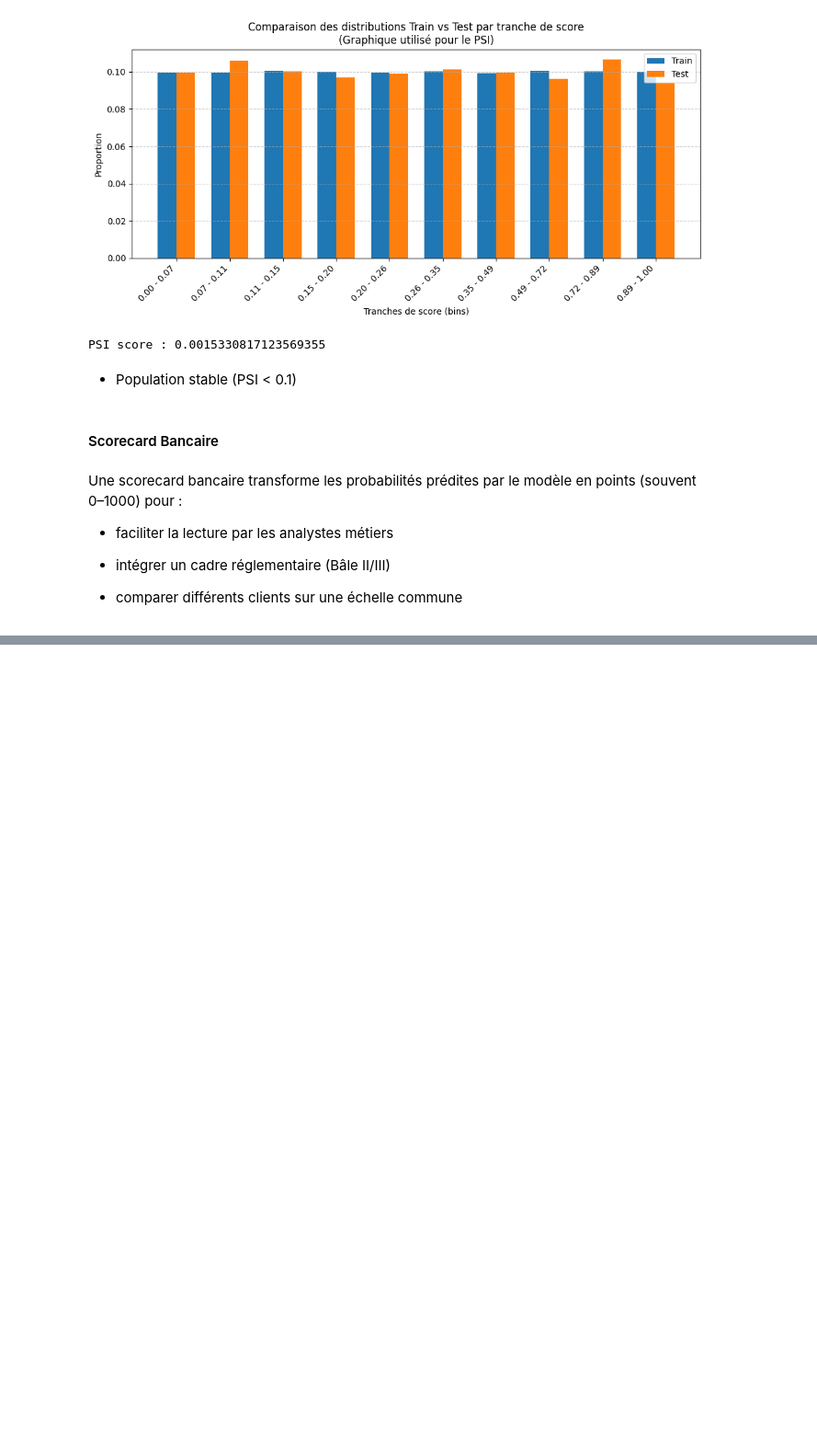
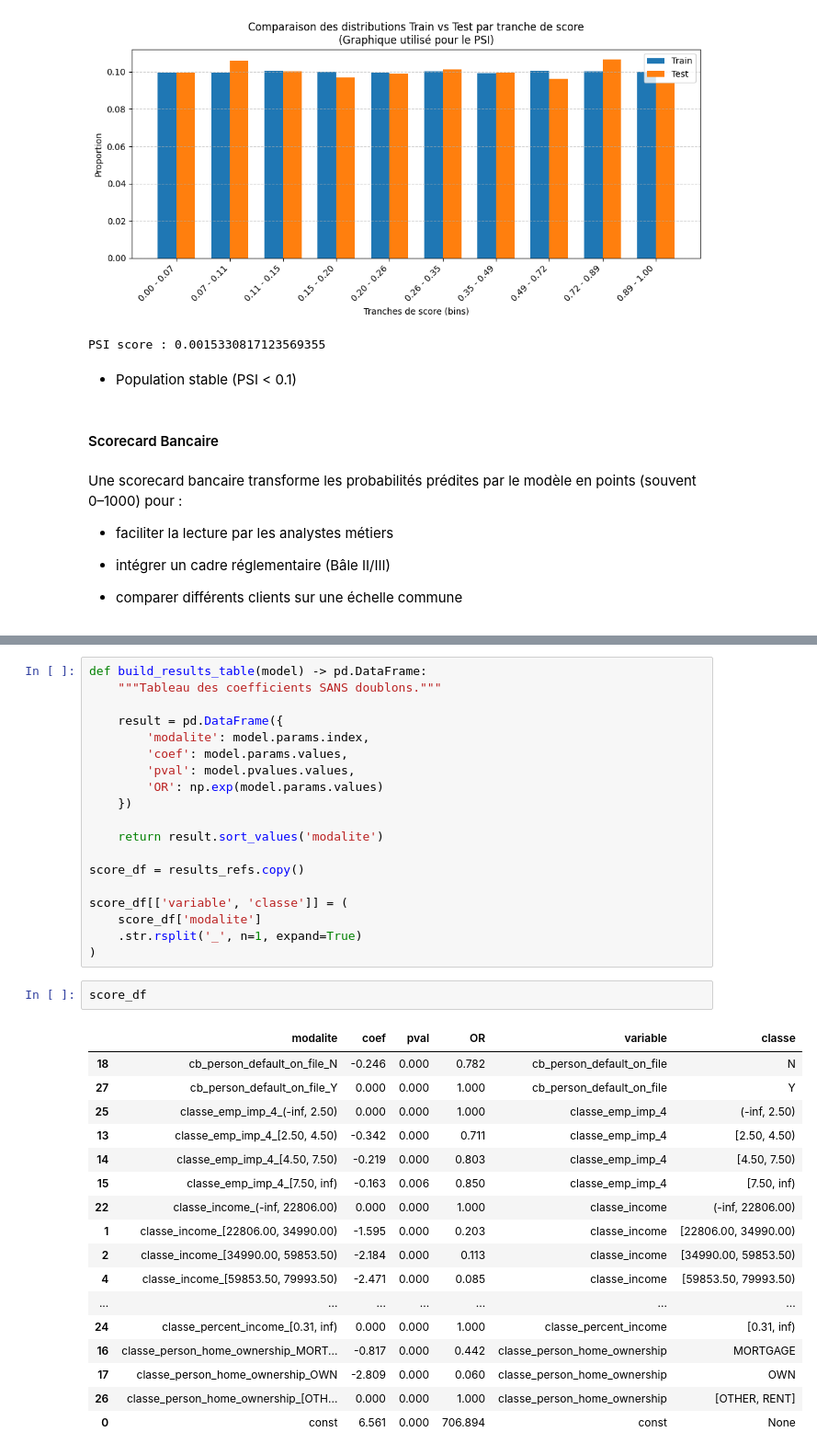
Before and after one commit to jbcheze/Scoring_Project, a Jupyter notebook: notebook/exploration.ipynb, the cells around one changed output, grey strips where cells are left out. Shown at 92% size. Saved outputs shown, nothing was run; the diff lists cells and outputs as text; blank space fills up the shorter version.

```diff
--- a/notebook/exploration.ipynb
+++ b/notebook/exploration.ipynb
@@ -1022,0 +1031,39 @@ Une scorecard bancaire transforme les probabilités prédites par le modèle en
+# %%
+def build_results_table(model) -> pd.DataFrame:
+    """Tableau des coefficients SANS doublons."""
+
+    result = pd.DataFrame({
+        'modalite': model.params.index,
+        'coef': model.params.values,
+        'pval': model.pvalues.values,
+        'OR': np.exp(model.params.values)
+    })
+
+    return result.sort_values('modalite')
+
+score_df = results_refs.copy()
+
+score_df[['variable', 'classe']] = (
+    score_df['modalite']
+    .str.rsplit('_', n=1, expand=True)
+)
+# %%
+score_df
+# %% [output]
+|  | modalite | coef | pval | OR | variable | classe |
+| 18 | cb_person_default_on_file_N | -0.246 | 0.000 | 0.782 | cb_person_default_on_file | N |
+| 27 | cb_person_default_on_file_Y | 0.000 | 0.000 | 1.000 | cb_person_default_on_file | Y |
+| 25 | classe_emp_imp_4_(-inf, 2.50) | 0.000 | 0.000 | 1.000 | classe_emp_imp_4 | (-inf, 2.50) |
+| 13 | classe_emp_imp_4_[2.50, 4.50) | -0.342 | 0.000 | 0.711 | classe_emp_imp_4 | [2.50, 4.50) |
+| 14 | classe_emp_imp_4_[4.50, 7.50) | -0.219 | 0.000 | 0.803 | classe_emp_imp_4 | [4.50, 7.50) |
+| 15 | classe_emp_imp_4_[7.50, inf) | -0.163 | 0.006 | 0.850 | classe_emp_imp_4 | [7.50, inf) |
+| 22 | classe_income_(-inf, 22806.00) | 0.000 | 0.000 | 1.000 | classe_income | (-inf, 22806.00) |
+| 1 | classe_income_[22806.00, 34990.00) | -1.595 | 0.000 | 0.203 | classe_income | [22806.00, 34990.00) |
+| 2 | classe_income_[34990.00, 59853.50) | -2.184 | 0.000 | 0.113 | classe_income | [34990.00, 59853.50) |
+| 4 | classe_income_[59853.50, 79993.50) | -2.471 | 0.000 | 0.085 | classe_income | [59853.50, 79993.50) |
+| ... | ... | ... | ... | ... | ... | ... |
+| 24 | classe_percent_income_[0.31, inf) | 0.000 | 0.000 | 1.000 | classe_percent_income | [0.31, inf) |
+| 16 | classe_person_home_ownership_MORT... | -0.817 | 0.000 | 0.442 | classe_person_home_ownership | MORTGAGE |
+| 17 | classe_person_home_ownership_OWN | -2.809 | 0.000 | 0.060 | classe_person_home_ownership | OWN |
+| 26 | classe_person_home_ownership_[OTH... | 0.000 | 0.000 | 1.000 | classe_person_home_ownership | [OTHER, RENT] |
+| 0 | const | 6.561 | 0.000 | 706.894 | const | None |
```
Also changed, not shown: parts of 29 cells of this notebook.
